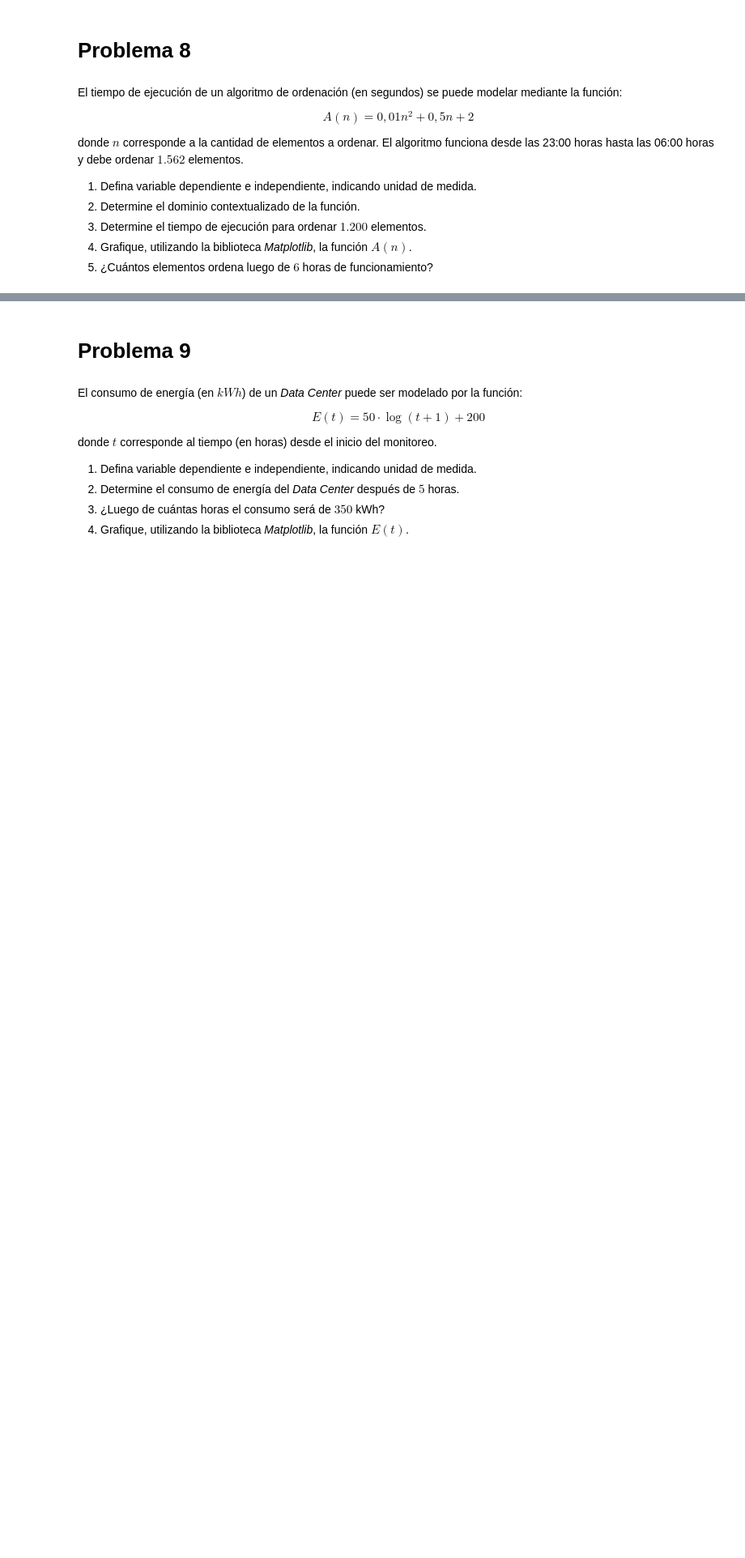
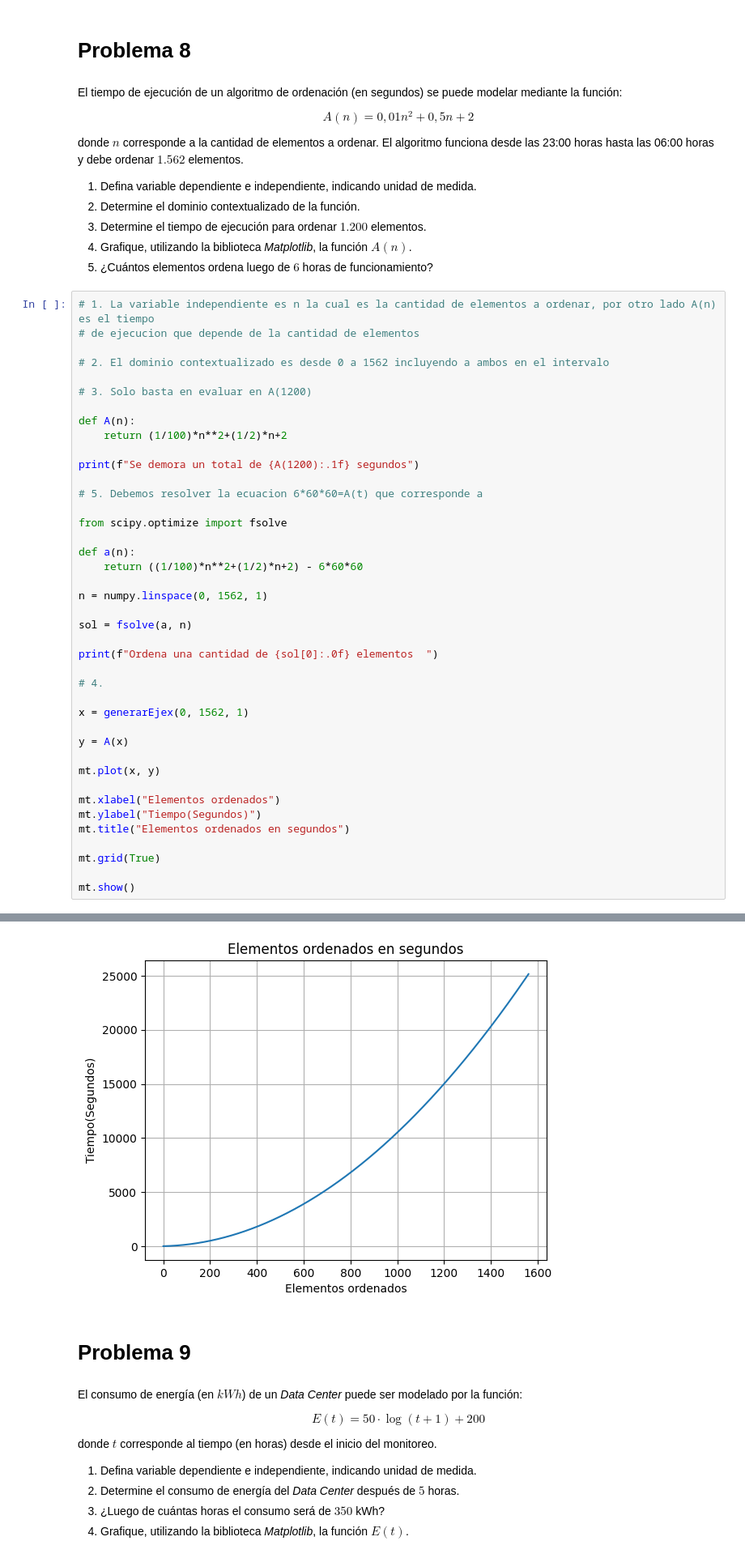
Before and after one commit to Roony11-Repocitorioduoc/Matematica-aplicada, a Jupyter notebook: G1_Funciones.ipynb, the cells around one changed output, grey strips where cells are left out. Shown at 81% size. Drawn from its saved outputs; the diff is of its cells as text; blank space fills up the shorter version.

```diff
--- a/G1_Funciones.ipynb
+++ b/G1_Funciones.ipynb
@@ -287,3 +315,45 @@ donde $n$ corresponde a la cantidad de elementos a ordenar. El algoritmo funcion
 3. Determine el tiempo de ejecución para ordenar $1.200$ elementos.
 4. Grafique, utilizando la biblioteca *Matplotlib*, la función $A(n)$.
 5. ¿Cuántos elementos ordena luego de $6$ horas de funcionamiento?
+# %%
+# 1. La variable independiente es n la cual es la cantidad de elementos a ordenar, por otro lado A(n) es el tiempo
+# de ejecucion que depende de la cantidad de elementos
+
+# 2. El dominio contextualizado es desde 0 a 1562 incluyendo a ambos en el intervalo
+
+# 3. Solo basta en evaluar en A(1200)
+
+def A(n):
+    return (1/100)*n**2+(1/2)*n+2
+
+print(f"Se demora un total de {A(1200):.1f} segundos")
+
+# 5. Debemos resolver la ecuacion 6*60*60=A(t) que corresponde a
+
+from scipy.optimize import fsolve
+
+def a(n):
+    return ((1/100)*n**2+(1/2)*n+2) - 6*60*60
+
+n = numpy.linspace(0, 1562, 1)
+
+sol = fsolve(a, n)
+
+print(f"Ordena una cantidad de {sol[0]:.0f} elementos  ")
+
+# 4.
+
+x = generarEjex(0, 1562, 1)
+
+y = A(x)
+
+mt.plot(x, y)
+
+mt.xlabel("Elementos ordenados")
+mt.ylabel("Tiempo(Segundos)")
+mt.title("Elementos ordenados en segundos")
+
+mt.grid(True)
+
+mt.show()
+# %% [output]
@@ -290,3 +362,4 @@ donde $n$ corresponde a la cantidad de elementos a ordenar. El algoritmo funcion
+[figure, added]
 # %% [markdown]
 # Problema 9
 # %% [markdown]
```
Also changed, not shown: parts of 8 cells of this notebook.
